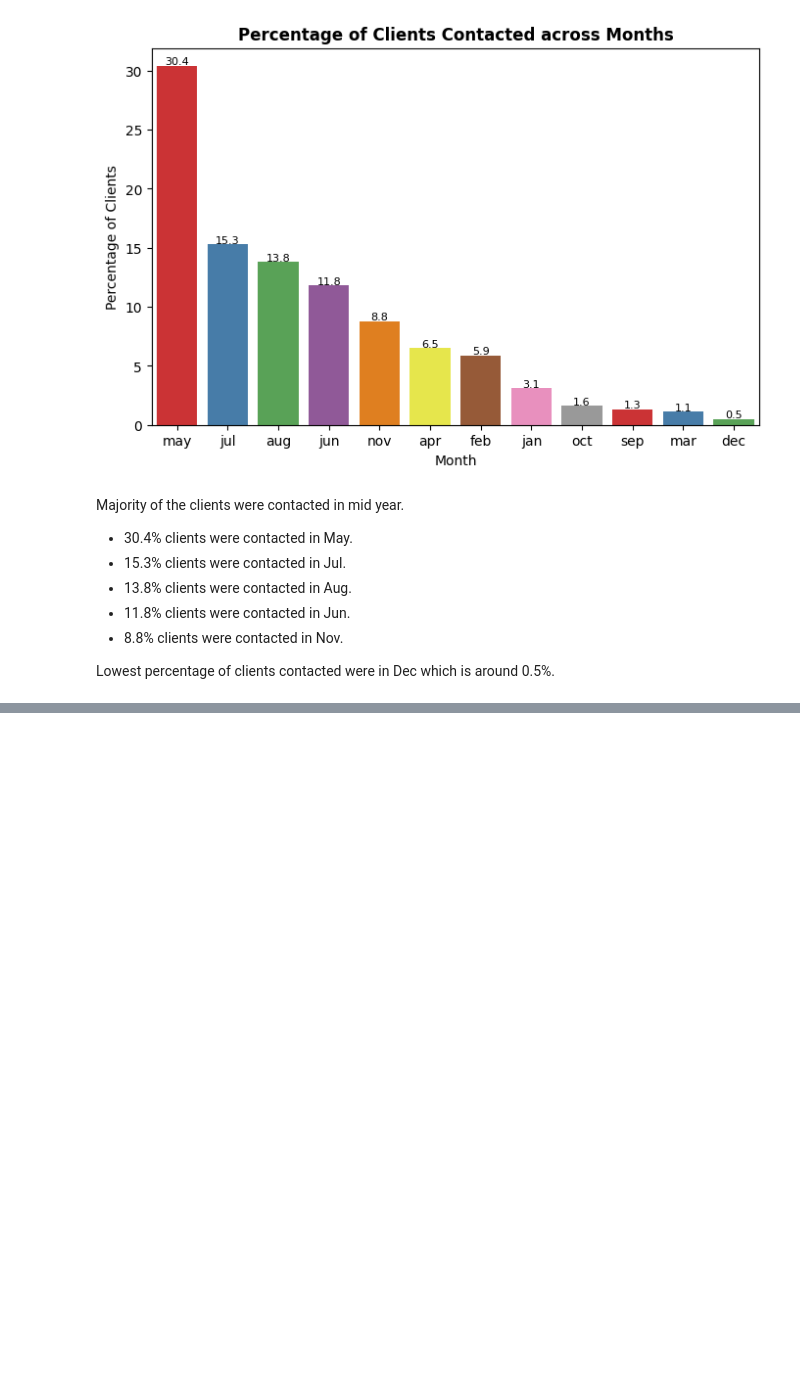
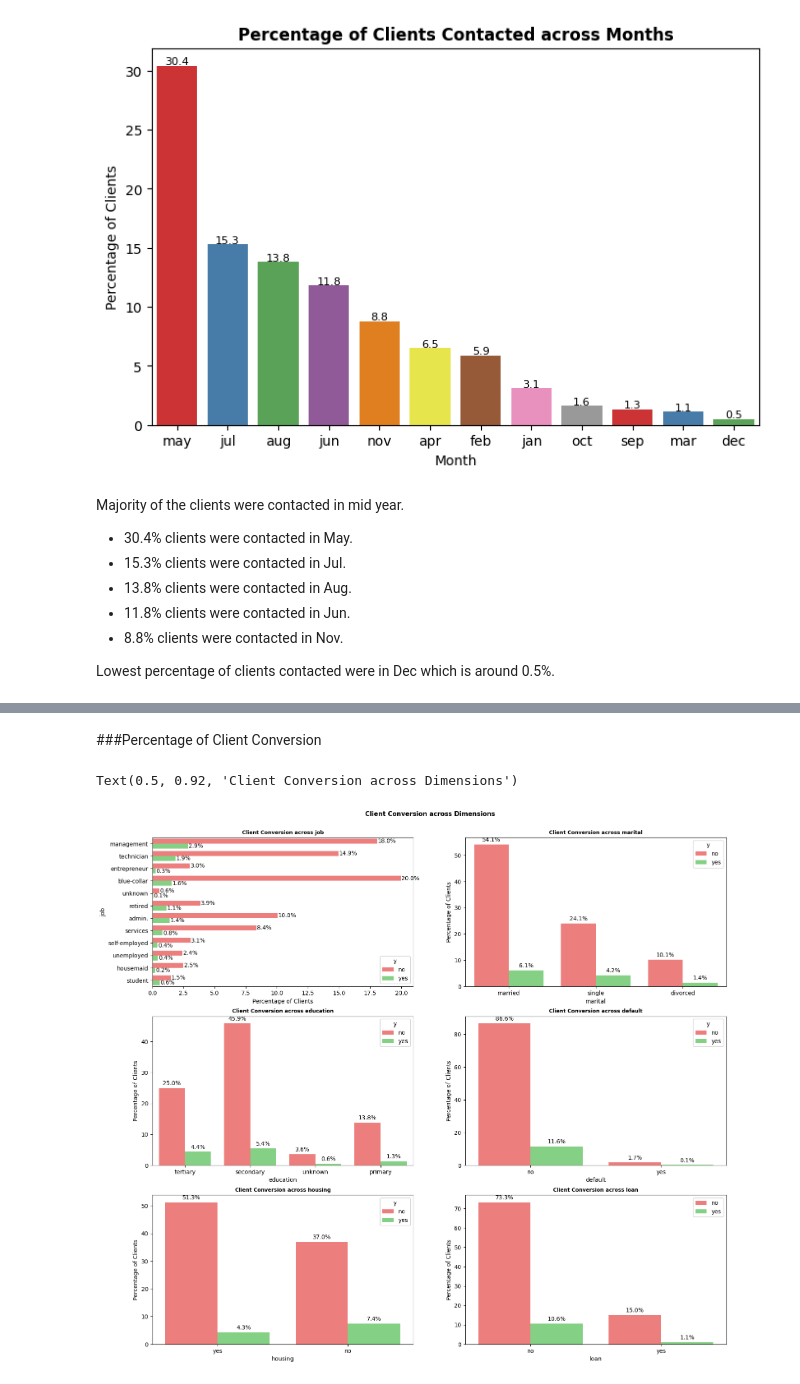
Before and after one commit to chayanbasu007/td_cross_sell_model, a Jupyter notebook: TD_Cross_Sell_Model.ipynb, the cells around one changed output, grey strips where cells are left out. Saved outputs shown, nothing was run; the diff lists cells and outputs as text; code cells hidden in the pictures; blank space fills up the shorter version.

```diff
--- a/TD_Cross_Sell_Model.ipynb
+++ b/TD_Cross_Sell_Model.ipynb
@@ -375,0 +521,30 @@ Lowest percentage of clients contacted were in Dec which is around 0.5%.
+# %% [markdown]
+###Percentage of Client Conversion
+# %%
+fig,axes = plt.subplots(3,2,figsize=(18,16))
+axes = axes.flatten()
+k=0
+custom_palette = {'no': '#FF6D6A', 'yes': '#77dd77'}
+for i in categorical_cols[:6]:
+  if i == 'job':
+    sns.countplot(data =df, y=i, hue ='y',stat ='percent', ax= axes[k], palette = custom_palette)
+    for container in axes[k].containers:
+        axes[k].bar_label(container, fmt='%.1f%%', label_type='edge', padding=1)
+    axes[k].set_ylabel(f"{i}")
+    axes[k].set_xlabel("Percentage of Clients")
+    axes[k].set_title(f"Client Conversion across {i}", fontweight ='bold', fontsize = 9)
+
+  else:
+    sns.countplot(data =df, x=i, hue ='y',stat ='percent', ax= axes[k], palette = custom_palette)
+    for container in axes[k].containers:
+      axes[k].bar_label(container, fmt='%.1f%%', label_type='edge', padding=3)
+    axes[k].set_ylabel("Percentage of Clients")
+    axes[k].set_xlabel(f"{i}")
+    axes[k].set_title(f"Client Conversion across {i}", fontweight ='bold', fontsize = 9)
+  k+=1
+plt.legend(loc = 'upper right',bbox_to_anchor=(1,1))
+plt.suptitle('Client Conversion across Dimensions',fontweight ='bold',
+             fontsize =11,y=0.92, x=0.5,ha ='center', va ='top')
+# %% [output]
+Text(0.5, 0.92, 'Client Conversion across Dimensions')
+[figure, added]
```
Also changed, not shown: parts of 13 cells of this notebook.
